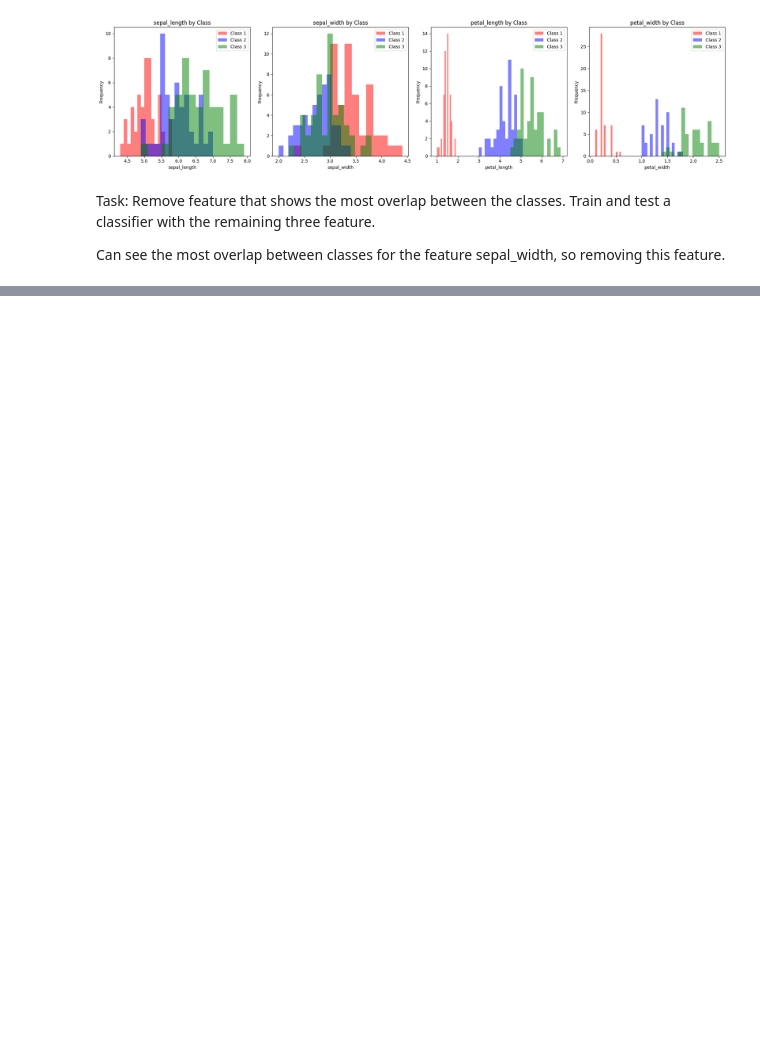
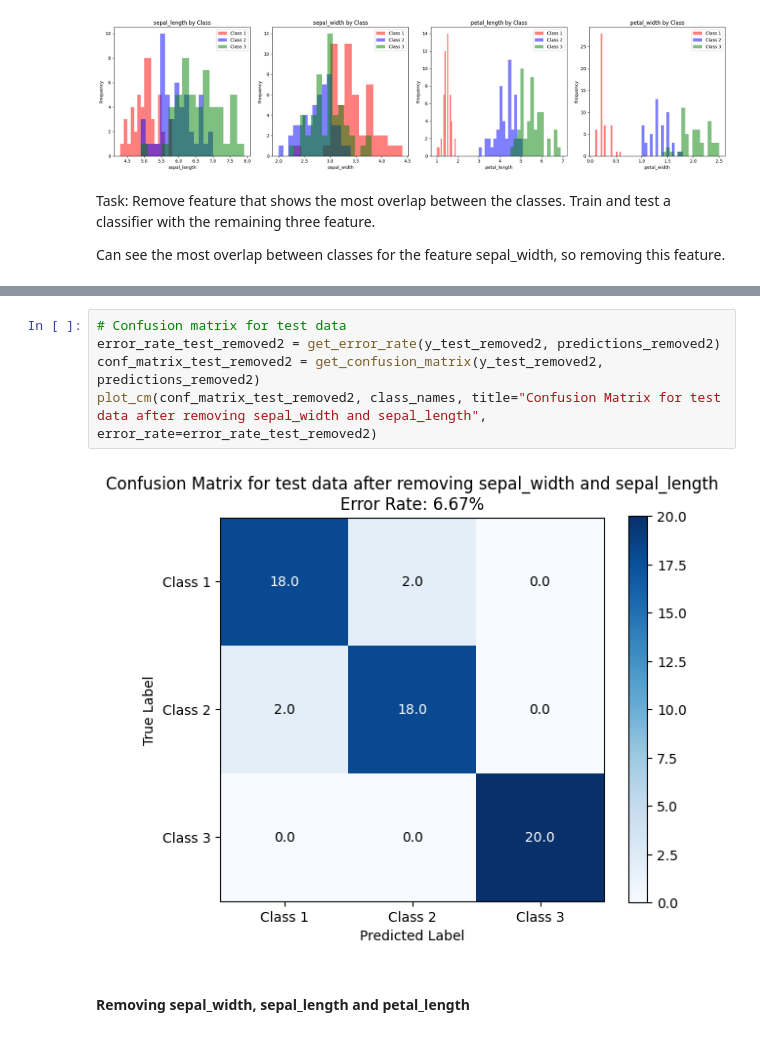
Before and after one commit to tuvats/TTT4275-Classification-project, a Jupyter notebook: iris_project/Iris_task.ipynb, the cells around one changed output, grey strips where cells are left out. Saved outputs shown, nothing was run; the diff lists cells and outputs as text; blank space fills up the shorter version.

```diff
--- a/iris_project/Iris_task.ipynb
+++ b/iris_project/Iris_task.ipynb
@@ -389,0 +478,9 @@ plot_cm(conf_matrix_test_removed, class_names, title="Confusion Matrix for test
+# %%
+# Confusion matrix for test data
+error_rate_test_removed2 = get_error_rate(y_test_removed2, predictions_removed2)
+conf_matrix_test_removed2 = get_confusion_matrix(y_test_removed2, predictions_removed2)
+plot_cm(conf_matrix_test_removed2, class_names, title="Confusion Matrix for test data after removing sepal_width and sepal_length", error_rate=error_rate_test_removed2)
+# %% [output]
+[figure, added]
+# %% [markdown]
+#### Removing sepal_width, sepal_length and petal_length
```
Also changed, not shown: parts of 16 cells of this notebook, 7 other files.
